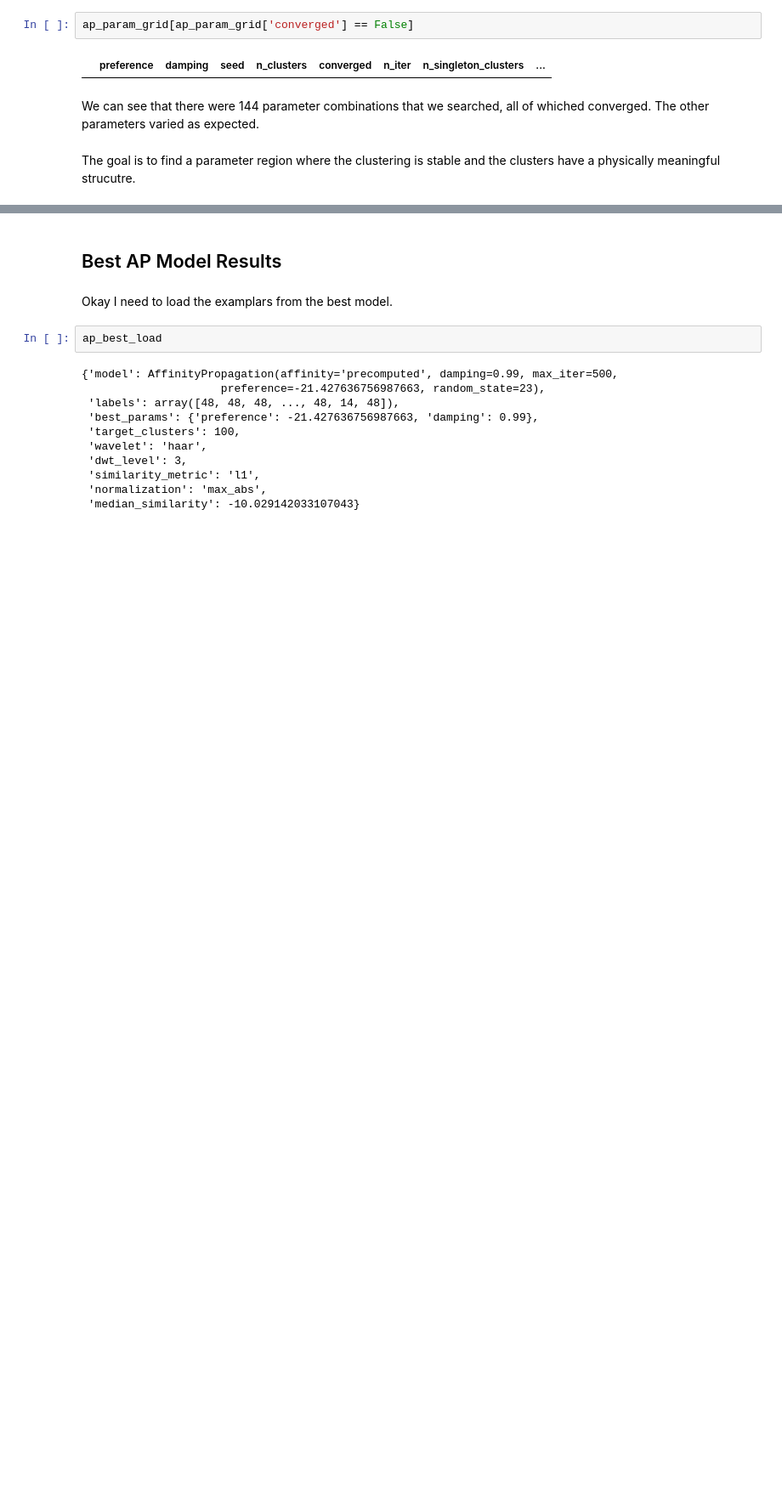
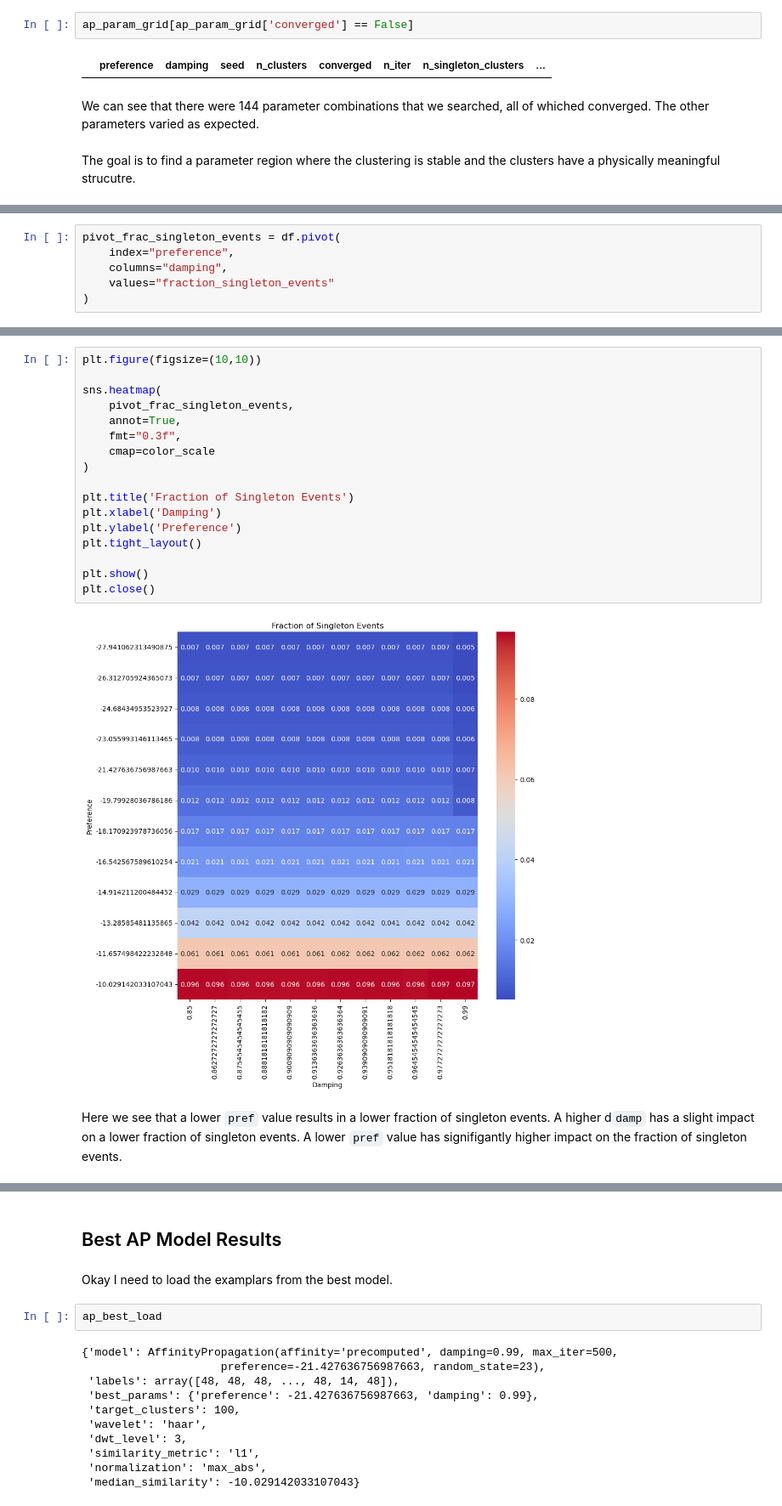
Before and after one commit to cmhinkle/semi_supervised_pulses_BeEST, a Jupyter notebook: notebooks/semisupervised.ipynb, the cells around one changed output, grey strips where cells are left out. Shown at 85% size. Saved outputs shown, nothing was run; the diff lists cells and outputs as text; blank space fills up the shorter version.

```diff
--- a/notebooks/semisupervised.ipynb
+++ b/notebooks/semisupervised.ipynb
@@ -328,0 +319,6 @@ Here we see that the best model the parameter seach found.
+# %%
+pivot_frac_singleton_events = df.pivot(
+    index="preference",
+    columns="damping",
+    values="fraction_singleton_events"
+)
@@ -328,0 +342,21 @@ Here we see that the best model the parameter seach found.
+# %%
+plt.figure(figsize=(10,10))
+
+sns.heatmap(
+    pivot_frac_singleton_events,
+    annot=True,
+    fmt="0.3f",
+    cmap=color_scale
+)
+
+plt.title('Fraction of Singleton Events')
+plt.xlabel('Damping')
+plt.ylabel('Preference')
+plt.tight_layout()
+
+plt.show()
+plt.close()
+# %% [output]
+[figure, added]
+# %% [markdown]
+Here we see that a lower `pref` value results in a lower fraction of singleton events. A higher d`damp` has a slight impact on a lower fraction of singleton events. A lower `pref` value has signifigantly higher impact on the fraction of singleton events.
```
Also changed, not shown: parts of 69 cells of this notebook, 1 other file.
